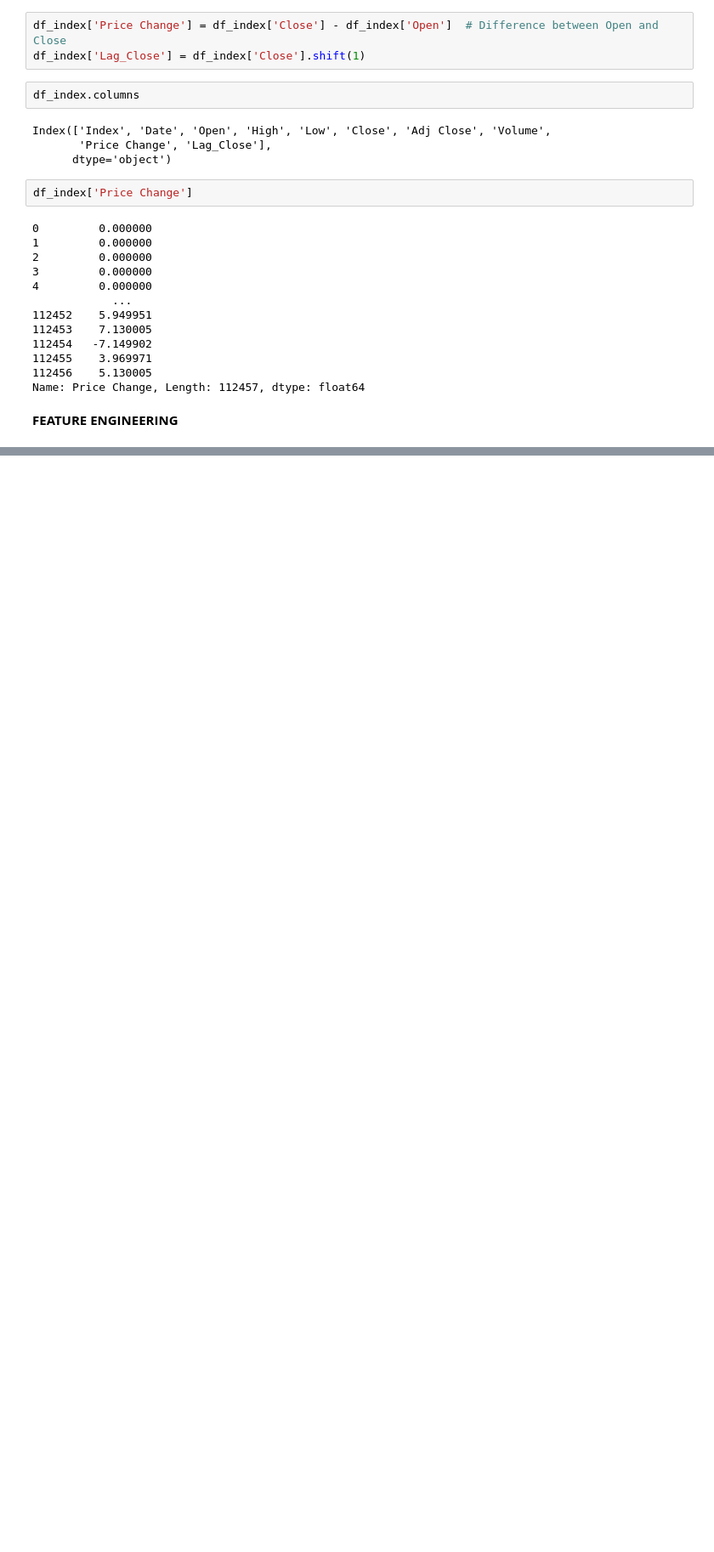
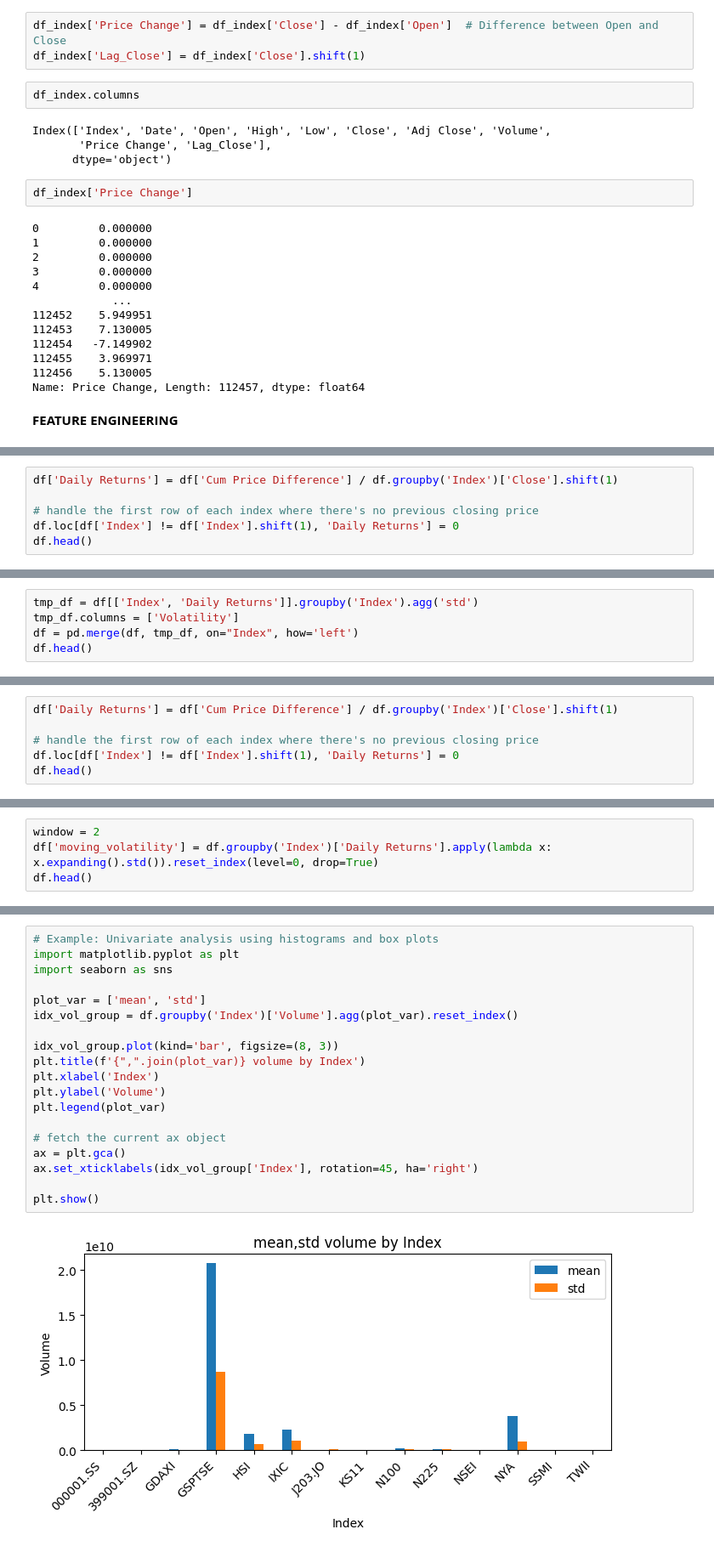
Before and after one commit to sahankrt20/AI_BOOTCAMP_PROJECT, a Jupyter notebook: stock-market-pred.ipynb, the cells around one changed output, grey strips where cells are left out. Shown at 85% size. Saved outputs shown, nothing was run; the diff lists cells and outputs as text; blank space fills up the shorter version.

```diff
--- a/stock-market-pred.ipynb
+++ b/stock-market-pred.ipynb
@@ -288,0 +237,6 @@ plt.show()
+# %%
+df['Daily Returns'] = df['Cum Price Difference'] / df.groupby('Index')['Close'].shift(1)
+
+# handle the first row of each index where there's no previous closing price
+df.loc[df['Index'] != df['Index'].shift(1), 'Daily Returns'] = 0
+df.head()
@@ -288,0 +250,5 @@ plt.show()
+# %%
+tmp_df = df[['Index', 'Daily Returns']].groupby('Index').agg('std')
+tmp_df.columns = ['Volatility']
+df = pd.merge(df, tmp_df, on="Index", how='left')
+df.head()
@@ -288,0 +262,6 @@ plt.show()
+# %%
+df['Daily Returns'] = df['Cum Price Difference'] / df.groupby('Index')['Close'].shift(1)
+
+# handle the first row of each index where there's no previous closing price
+df.loc[df['Index'] != df['Index'].shift(1), 'Daily Returns'] = 0
+df.head()
@@ -288,0 +275,4 @@ plt.show()
+# %%
+window = 2
+df['moving_volatility'] = df.groupby('Index')['Daily Returns'].apply(lambda x: x.expanding().std()).reset_index(level=0, drop=True)
+df.head()
@@ -288,0 +335,21 @@ plt.show()
+# %%
+# Example: Univariate analysis using histograms and box plots
+import matplotlib.pyplot as plt
+import seaborn as sns
+
+plot_var = ['mean', 'std']
+idx_vol_group = df.groupby('Index')['Volume'].agg(plot_var).reset_index()
+
+idx_vol_group.plot(kind='bar', figsize=(8, 3))
+plt.title(f'{",".join(plot_var)} volume by Index')
+plt.xlabel('Index')
+plt.ylabel('Volume')
+plt.legend(plot_var)
+
+# fetch the current ax object
+ax = plt.gca()
+ax.set_xticklabels(idx_vol_group['Index'], rotation=45, ha='right')
+
+plt.show()
+# %% [output]
+[figure, added]
```
Also changed, not shown: parts of 40 cells of this notebook.
